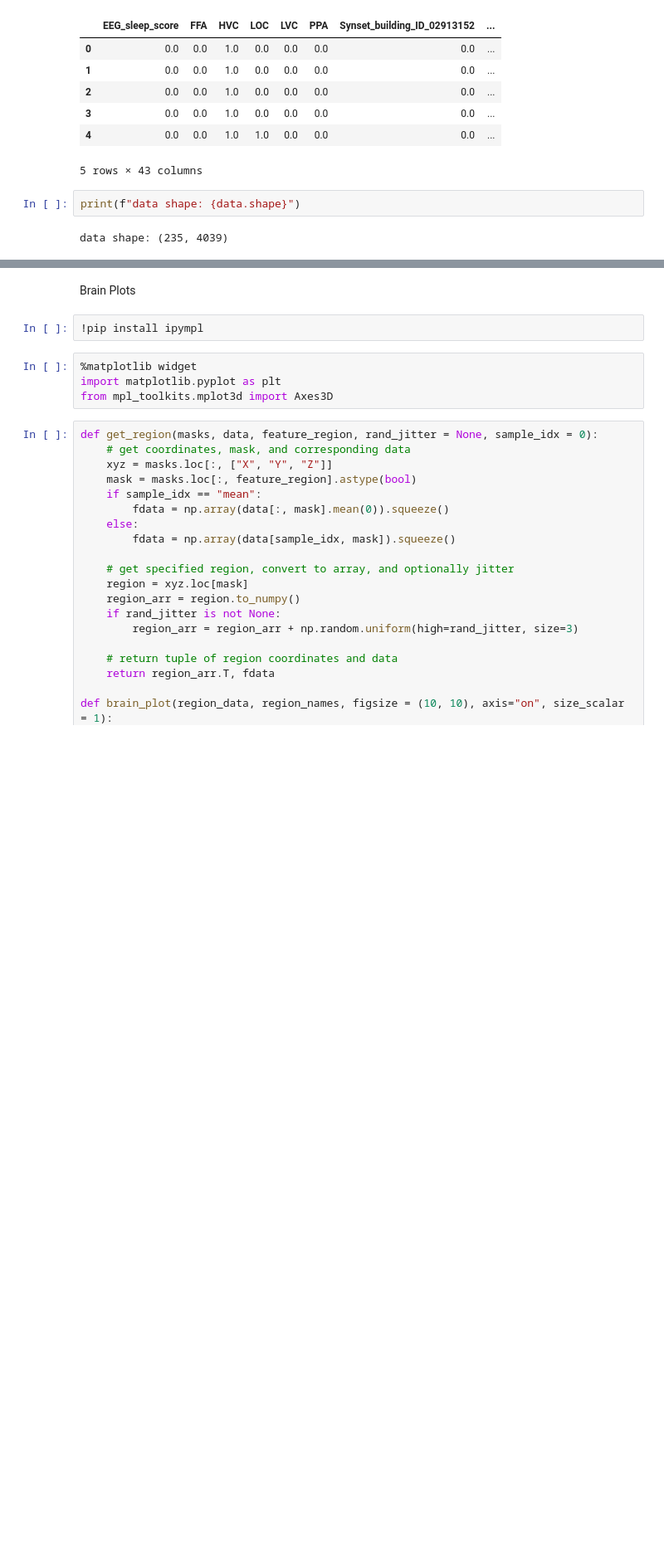
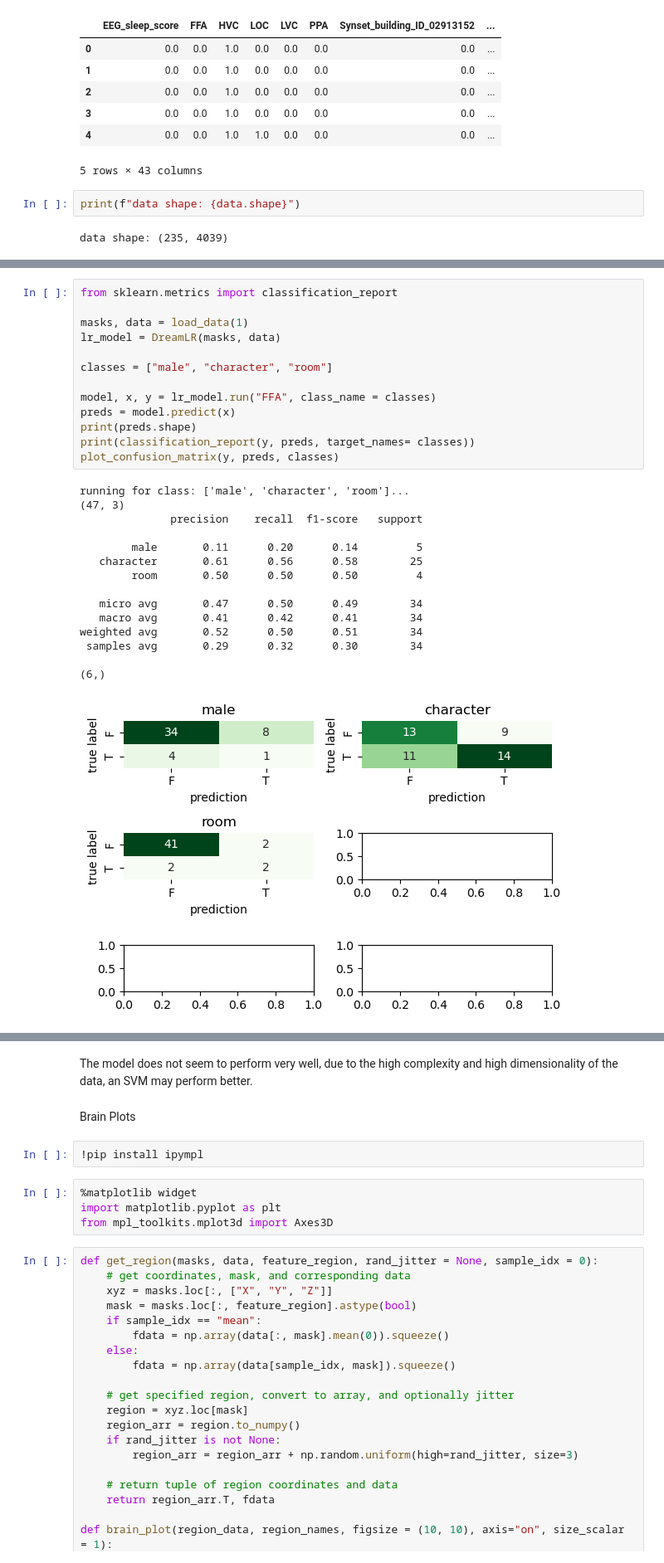
Before and after one commit to RandumbPurson/CMSE-202-Dream-Project, a Jupyter notebook: Final_Notebook_Dreams.ipynb, the cells around one changed output, grey strips where cells are left out. Shown at 83% size. Drawn from its saved outputs; the diff is of its cells as text; blank space fills up the shorter version.

```diff
--- a/Final_Notebook_Dreams.ipynb
+++ b/Final_Notebook_Dreams.ipynb
@@ -592,0 +669,29 @@ def plot_confusion_matrix(labels, predictions, label_names, **kwargs):
+# %%
+from sklearn.metrics import classification_report
+
+masks, data = load_data(1)
+lr_model = DreamLR(masks, data)
+
+classes = ["male", "character", "room"]
+
+model, x, y = lr_model.run("FFA", class_name = classes)
+preds = model.predict(x)
+print(preds.shape)
+print(classification_report(y, preds, target_names= classes))
+plot_confusion_matrix(y, preds, classes)
+# %% [output]
+running for class: ['male', 'character', 'room']...
+(47, 3)
+              precision    recall  f1-score   support
+
+        male       0.11      0.20      0.14         5
+   character       0.61      0.56      0.58        25
+        room       0.50      0.50      0.50         4
+
+   micro avg       0.47      0.50      0.49        34
+   macro avg       0.41      0.42      0.41        34
+weighted avg       0.52      0.50      0.51        34
+ samples avg       0.29      0.32      0.30        34
+
+(6,)
+[figure, added]
@@ -593,3 +699,5 @@ def plot_confusion_matrix(labels, predictions, label_names, **kwargs):
+# %% [markdown]
+The model does not seem to perform very well, due to the high complexity and high dimensionality of the data, an SVM may perform better.
 # %% [markdown]
 Brain Plots
 # %%
```
Also changed, not shown: parts of 39 cells of this notebook, 3 other files.
